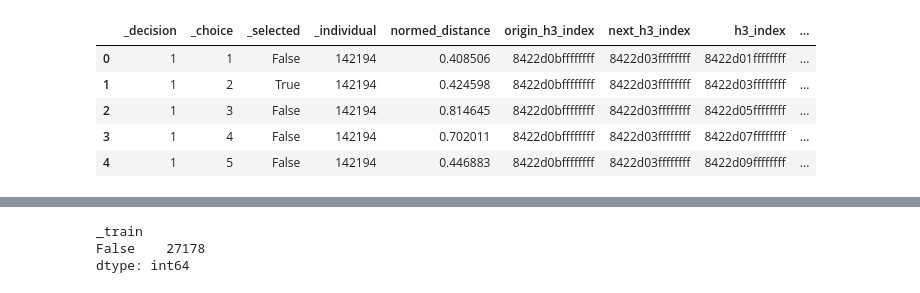
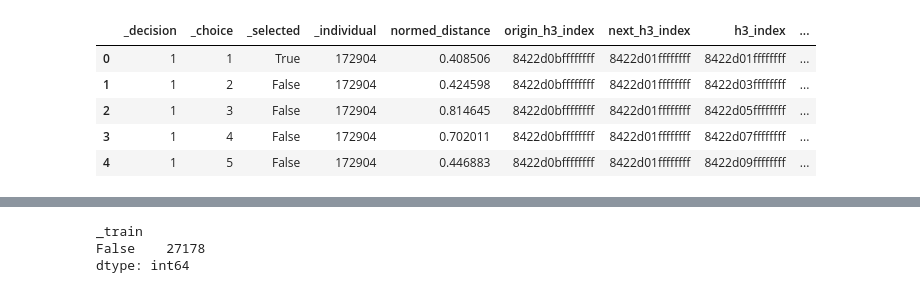
Before and after one commit to networkearth/mirrorverse, a Jupyter notebook: models/movement_model/go_the_distance/Features.ipynb, the cells around one changed output, grey strips where cells are left out. Drawn from its saved outputs; the diff is of its cells as text; code cells hidden in the pictures.

```diff
--- a/models/movement_model/go_the_distance/Features.ipynb
+++ b/models/movement_model/go_the_distance/Features.ipynb
@@ -13,19 +13,19 @@ os.environ['AWS_PROFILE'] = 'admin'
 # %%
 TEST = True
 
-table = 'movement_model_raw_features_m1_a1' if not TEST else 'movement_model_raw_features_m1_a1_test'
+table = 'movement_model_raw_features_m1_a2' if not TEST else 'movement_model_raw_features_m1_a2_test'
 data = read_data_w_cache(
     f'select * from {table}'
 )
 data = data[data['_selected'].isin([True, False])]
 data.head()
 # %% [output]
 |  | _decision | _choice | _selected | _individual | normed_distance | origin_h3_index | next_h3_index | h3_index | ... |
-| 0 | 1 | 1 | False | 142194 | 0.408506 | 8422d0bffffffff | 8422d03ffffffff | 8422d01ffffffff | ... |
-| 1 | 1 | 2 | True | 142194 | 0.424598 | 8422d0bffffffff | 8422d03ffffffff | 8422d03ffffffff | ... |
-| 2 | 1 | 3 | False | 142194 | 0.814645 | 8422d0bffffffff | 8422d03ffffffff | 8422d05ffffffff | ... |
-| 3 | 1 | 4 | False | 142194 | 0.702011 | 8422d0bffffffff | 8422d03ffffffff | 8422d07ffffffff | ... |
-| 4 | 1 | 5 | False | 142194 | 0.446883 | 8422d0bffffffff | 8422d03ffffffff | 8422d09ffffffff | ... |
+| 0 | 1 | 1 | True | 172904 | 0.408506 | 8422d0bffffffff | 8422d01ffffffff | 8422d01ffffffff | ... |
+| 1 | 1 | 2 | False | 172904 | 0.424598 | 8422d0bffffffff | 8422d01ffffffff | 8422d03ffffffff | ... |
+| 2 | 1 | 3 | False | 172904 | 0.814645 | 8422d0bffffffff | 8422d01ffffffff | 8422d05ffffffff | ... |
+| 3 | 1 | 4 | False | 172904 | 0.702011 | 8422d0bffffffff | 8422d01ffffffff | 8422d07ffffffff | ... |
+| 4 | 1 | 5 | False | 172904 | 0.446883 | 8422d0bffffffff | 8422d01ffffffff | 8422d09ffffffff | ... |
 # %%
 df = data.merge(
     data[['_individual']].drop_duplicates().reset_index(drop=True).reset_index(),
```
Also changed, not shown: parts of 3 cells of this notebook, 39 other files.
